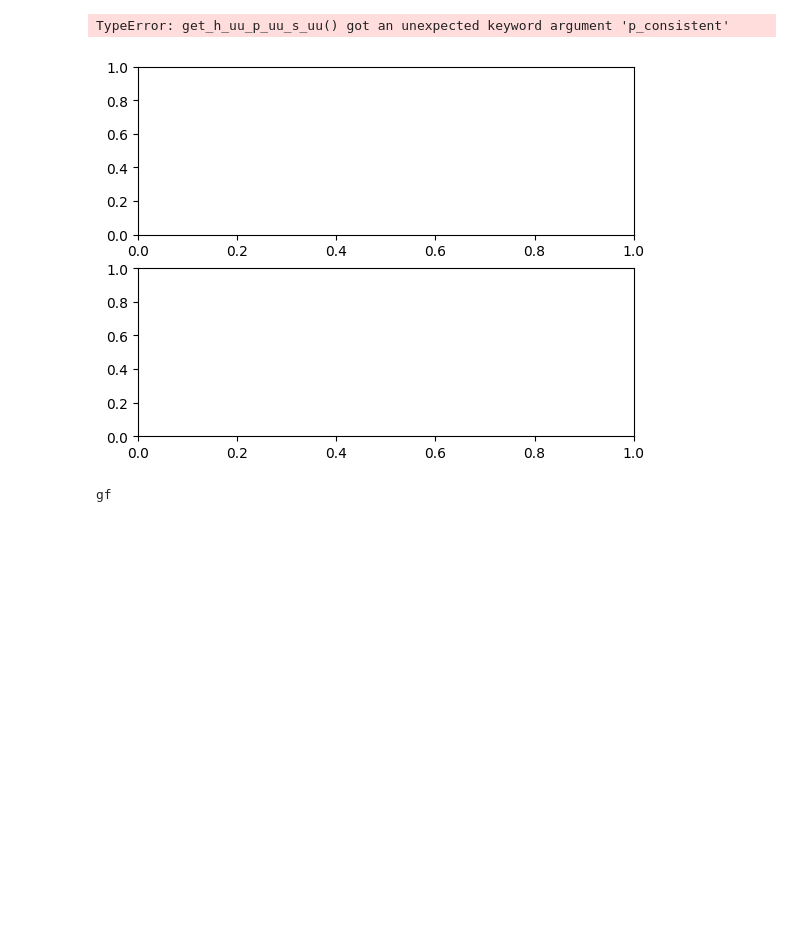
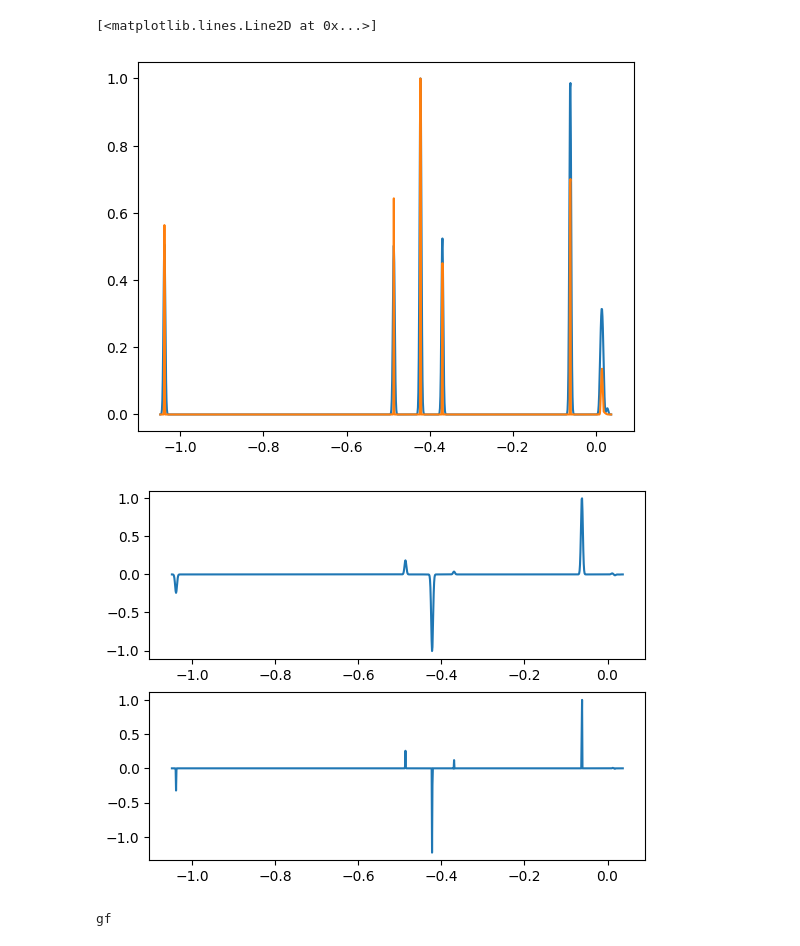
Before and after one commit to benrich37/crawfish, a Jupyter notebook: examples/N2.ipynb, the cells around one changed output. Saved outputs shown, nothing was run; the diff lists cells and outputs as text; code cells hidden in the pictures; blank space fills up the shorter version.

```diff
--- a/examples/N2.ipynb
+++ b/examples/N2.ipynb
@@ -1,32 +1,31 @@
 # %%
 from crawfish.utils.testing import EXAMPLE_CALC_DIRS_DIR
 from crawfish.core.elecdata import ElecData
 import matplotlib.pyplot as plt
-from crawfish.funcs.pcohp import get_pcohp
+from crawfish.funcs import get_pcohp, get_pdos
 
 n2_calcdir = EXAMPLE_CALC_DIRS_DIR / "N2_bare_min"
 assert n2_calcdir.exists()
 
-# edata = ElecData(n2_calcdir)
-# erange, pdos = get_pdos(edata, elements="N", lti=False, res=0.001, norm_max=True)
-# plt.plot(erange, pdos)
-# erange, pdos = get_pdos(edata, erange=erange, elements="N", lti=True, rattle_eigenvals=True, norm_max=True)
-# plt.plot(erange, pdos)
-# plt.ylim(0,0.01)
-# plt.xlim(0,0.1)
+edata = ElecData(n2_calcdir)
+erange, pdos = get_pdos(edata, elements="N", lti=False, res=0.001, norm_max=True)
+plt.plot(erange, pdos)
+erange, pdos = get_pdos(edata, erange=erange, elements="N", lti=True, rattle_eigenvals=True, norm_max=True)
+plt.plot(erange, pdos)
 
 
 fig, ax = plt.subplots(nrows=2)
 
-#edata = ElecData(n2_calcdir)
-edata = ElecData.from_calc_dir(calc_dir=n2_calcdir)
+edata = ElecData(n2_calcdir)
+#edata = ElecData.from_calc_dir(calc_dir=n2_calcdir)
 erange, pdos = get_pcohp(edata, idcs1=0, idcs2=1, lti=False, res=0.001, norm_max=True)
 ax[0].plot(erange, pdos)
 erange, pdos = get_pcohp(edata, idcs1=0, idcs2=1, erange=erange, lti=True, rattle_eigenvals=True, norm_max=True)
 ax[1].plot(erange, pdos)
 # %% [output]
-TypeError: get_h_uu_p_uu_s_uu() got an unexpected keyword argument 'p_consistent'
+[<matplotlib.lines.Line2D at 0x...>]
-[figure, old version]
+[figure, new version]
+[figure, added]
 # %%
 from crawfish.utils.testing import EXAMPLE_CALC_DIRS_DIR
 from crawfish.funcs.pcohp import get_pcohp
```
Also changed, not shown: parts of 3 cells of this notebook.
